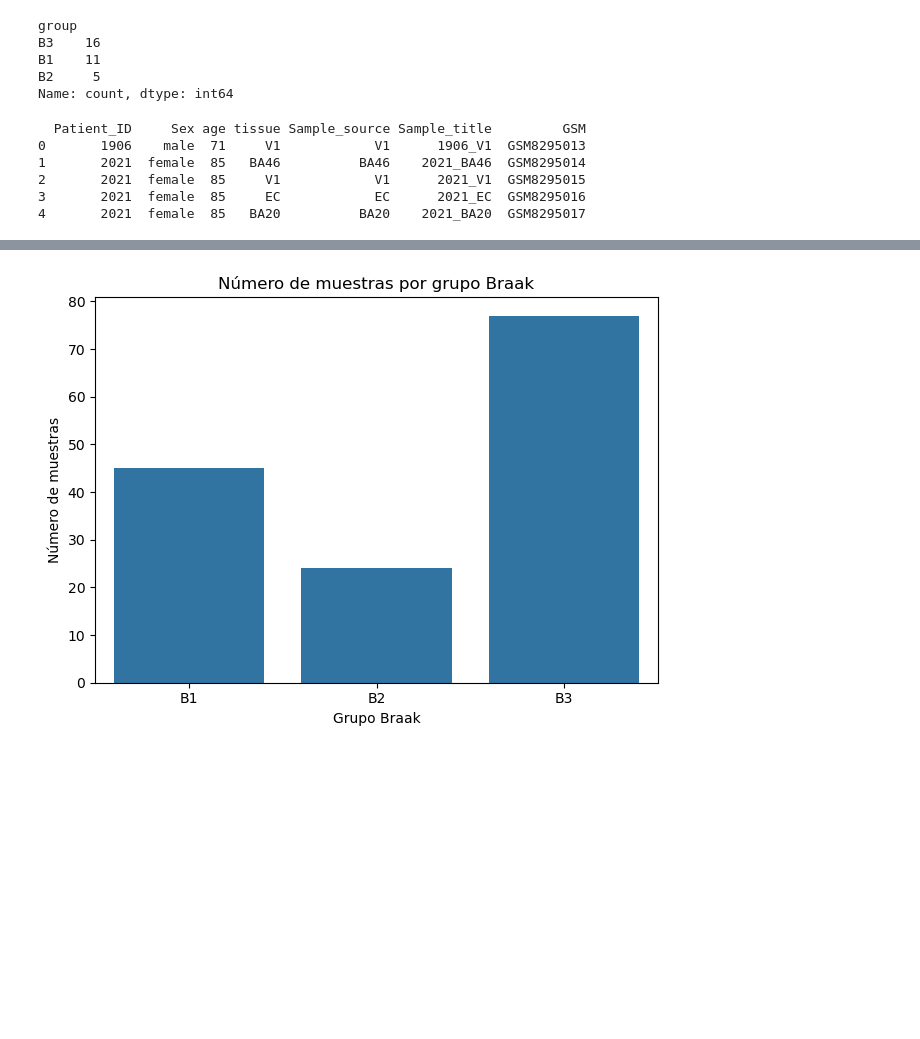
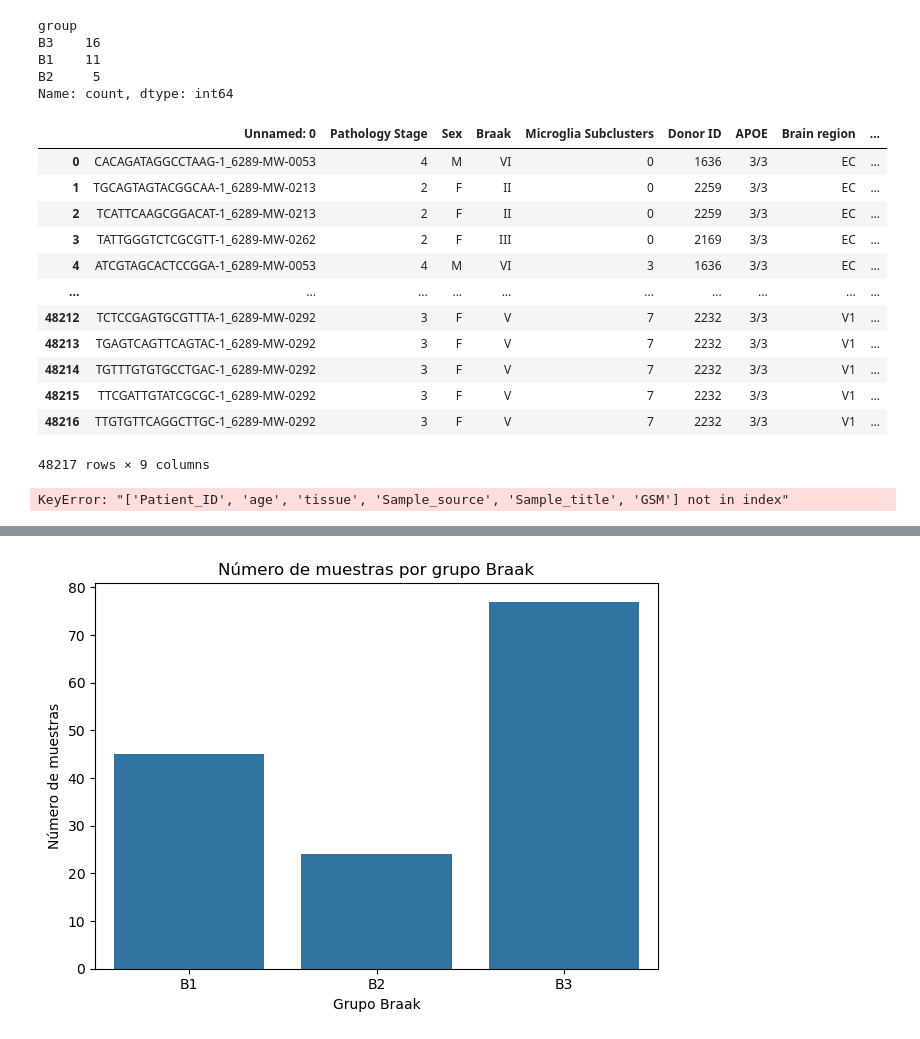
Before and after one commit to mlsanchez22/udec_alzheimer, a Jupyter notebook: sncell/code/01_parser_metadatos.ipynb, the cells around one changed output, grey strips where cells are left out. Cells and saved outputs as stored; diff of their text form; code cells hidden in the pictures; blank space fills up the shorter version.

```diff
--- a/sncell/code/01_parser_metadatos.ipynb
+++ b/sncell/code/01_parser_metadatos.ipynb
@@ -27,6 +27,22 @@ B3    16
 B1    11
 B2     5
 Name: count, dtype: int64
+# %%
+metadata
+# %% [output]
+|  | Unnamed: 0 | Pathology Stage | Sex | Braak | Microglia Subclusters | Donor ID | APOE | Brain region | ... |
+| 0 | CACAGATAGGCCTAAG-1_6289-MW-0053 | 4 | M | VI | 0 | 1636 | 3/3 | EC | ... |
+| 1 | TGCAGTAGTACGGCAA-1_6289-MW-0213 | 2 | F | II | 0 | 2259 | 3/3 | EC | ... |
+| 2 | TCATTCAAGCGGACAT-1_6289-MW-0213 | 2 | F | II | 0 | 2259 | 3/3 | EC | ... |
+| 3 | TATTGGGTCTCGCGTT-1_6289-MW-0262 | 2 | F | III | 0 | 2169 | 3/3 | EC | ... |
+| 4 | ATCGTAGCACTCCGGA-1_6289-MW-0053 | 4 | M | VI | 3 | 1636 | 3/3 | EC | ... |
+| ... | ... | ... | ... | ... | ... | ... | ... | ... | ... |
+| 48212 | TCTCCGAGTGCGTTTA-1_6289-MW-0292 | 3 | F | V | 7 | 2232 | 3/3 | V1 | ... |
+| 48213 | TGAGTCAGTTCAGTAC-1_6289-MW-0292 | 3 | F | V | 7 | 2232 | 3/3 | V1 | ... |
+| 48214 | TGTTTGTGTGCCTGAC-1_6289-MW-0292 | 3 | F | V | 7 | 2232 | 3/3 | V1 | ... |
+| 48215 | TTCGATTGTATCGCGC-1_6289-MW-0292 | 3 | F | V | 7 | 2232 | 3/3 | V1 | ... |
+| 48216 | TTGTGTTCAGGCTTGC-1_6289-MW-0292 | 3 | F | V | 7 | 2232 | 3/3 | V1 | ... |
+48217 rows × 9 columns
 # %%
 # Seleccionar solo las columnas relevantes
 columns_of_interest = [
@@ -34,15 +50,10 @@ columns_of_interest = [
     'Sample_source', 'Sample_title', 'GSM'
 ]
 
-metadata_df_reduced = metadata_df[columns_of_interest]
+metadata_df_reduced = metadata[columns_of_interest]
 
 # Mostrar las primeras filas
 print(metadata_df_reduced.head())
 # %% [output]
-  Patient_ID     Sex age tissue Sample_source Sample_title         GSM
-0       1906    male  71     V1            V1      1906_V1  GSM8295013
-1       2021  female  85   BA46          BA46    2021_BA46  GSM8295014
-2       2021  female  85     V1            V1      2021_V1  GSM8295015
-3       2021  female  85     EC            EC      2021_EC  GSM8295016
-4       2021  female  85   BA20          BA20    2021_BA20  GSM8295017
+KeyError: "['Patient_ID', 'age', 'tissue', 'Sample_source', 'Sample_title', 'GSM'] not in index"
 # %%
```
Also changed, not shown: parts of 8 cells of this notebook, 2 other files.
